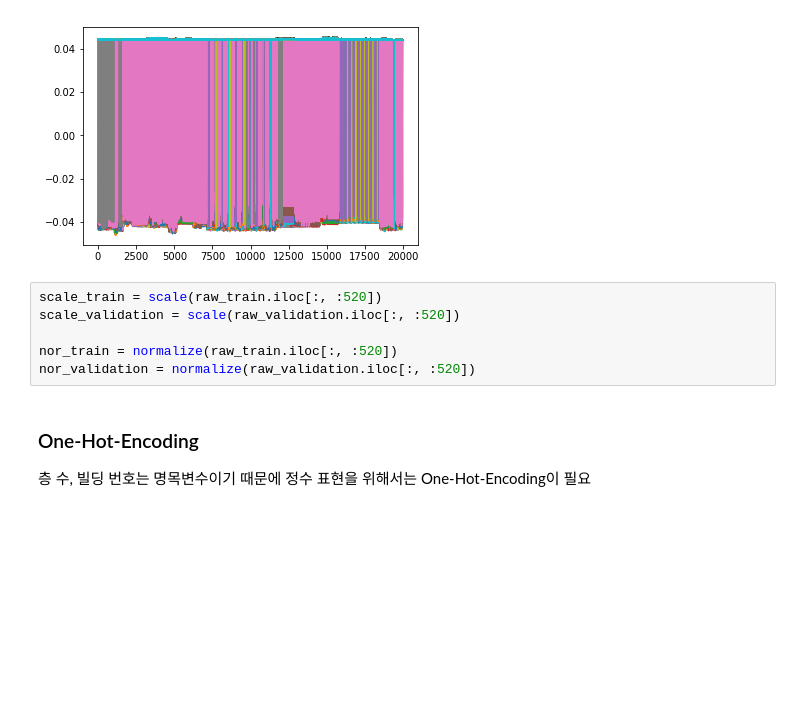
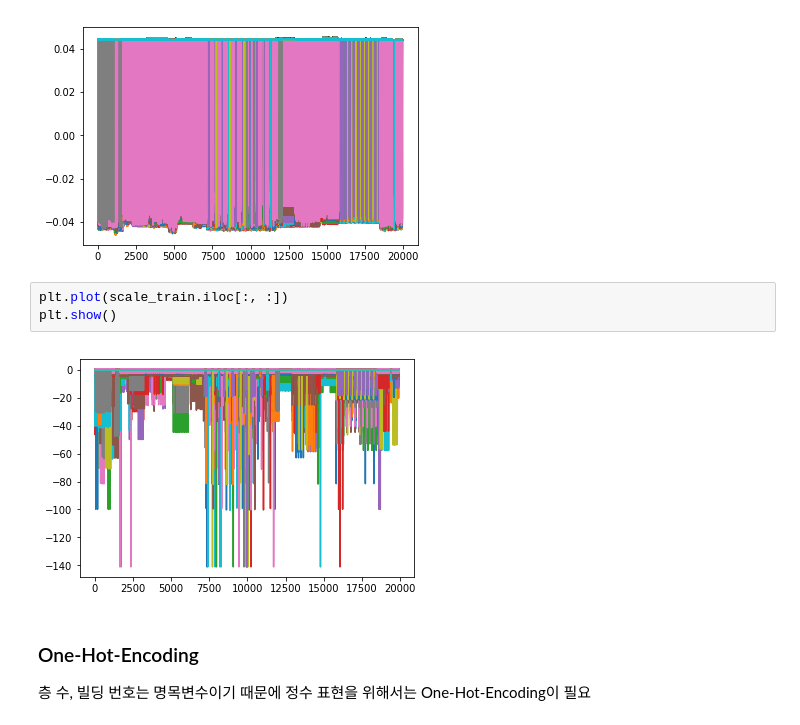
Before and after one commit to JeehunPark/DS, a Jupyter notebook: Python/Wifi/Wifi_locale.ipynb, the cells around one changed output. Saved outputs shown, nothing was run; the diff lists cells and outputs as text; blank space fills up the shorter version.

```diff
--- a/Python/Wifi/Wifi_locale.ipynb
+++ b/Python/Wifi/Wifi_locale.ipynb
@@ -135,12 +147,11 @@ plt.plot(normalize(raw_train.iloc[:, :520]))
 plt.show()
 # %% [output]
 [figure]
-# %%
-scale_train = scale(raw_train.iloc[:, :520])
-scale_validation = scale(raw_validation.iloc[:, :520])
-
-nor_train = normalize(raw_train.iloc[:, :520])
-nor_validation = normalize(raw_validation.iloc[:, :520])
+# %%
+plt.plot(scale_train.iloc[:, :])
+plt.show()
+# %% [output]
+[figure, added]
 # %% [markdown]
 ### One-Hot-Encoding
 층 수, 빌딩 번호는 명목변수이기 때문에 정수 표현을 위해서는 One-Hot-Encoding이 필요
```
Also changed, not shown: parts of 30 cells of this notebook.
